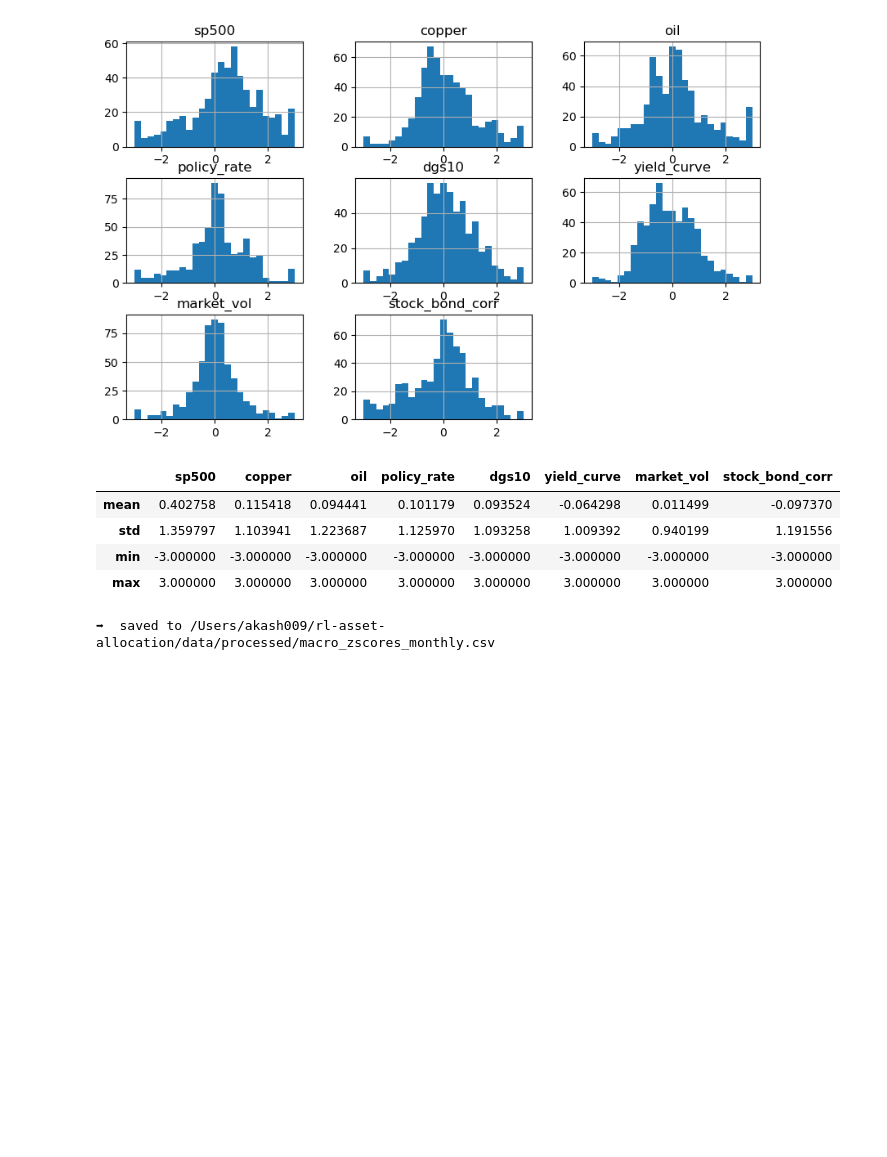
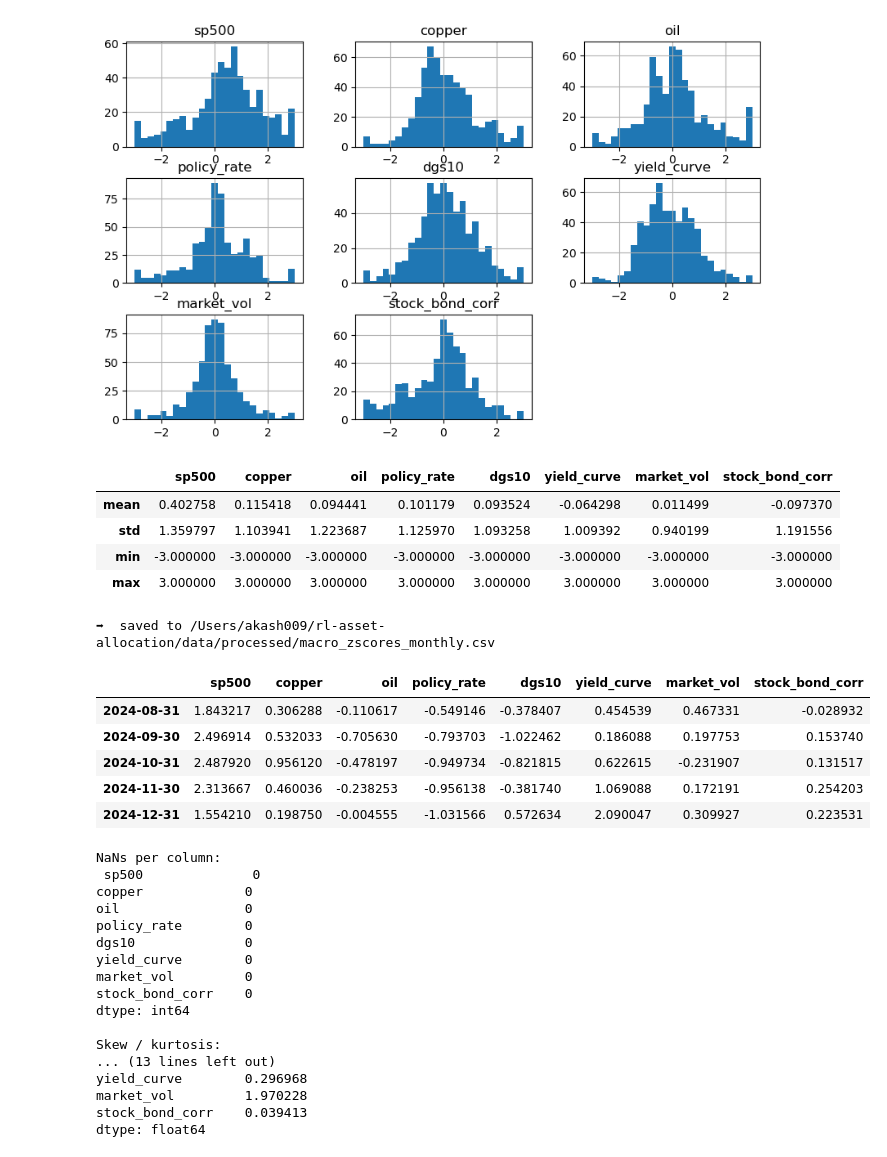
Before and after one commit to akassh9/rl-asset-allocation, a Jupyter notebook: notebooks/macro_z_construction.ipynb, the cells around one changed output. Cells and saved outputs as stored; diff of their text form; code cells hidden in the pictures; blank space fills up the shorter version.

Commit message:
chore: finishing up the macro engine

```diff
--- a/notebooks/macro_z_construction.ipynb
+++ b/notebooks/macro_z_construction.ipynb
@@ -89,3 +89,36 @@ z.to_csv(OUT_FILE)
 print("➡  saved to", OUT_FILE.resolve())
 # %% [output]
 ➡  saved to /Users/akash009/rl-asset-allocation/data/processed/macro_zscores_monthly.csv
+# %%
+import pandas as pd
+from pathlib import Path
+z = pd.read_csv("../data/processed/macro_zscores_monthly.csv",
+                index_col=0, parse_dates=True)
+
+display(z.tail())                                     # last five rows
+print("\nNaNs per column:\n", z.isna().sum())         # should all be 0
+print("\nSkew / kurtosis:\n", z.skew(), z.kurt())     # ≈ 0 and ≈ 3
+# %% [output]
+|  | sp500 | copper | oil | policy_rate | dgs10 | yield_curve | market_vol | stock_bond_corr |
+| 2024-08-31 | 1.843217 | 0.306288 | -0.110617 | -0.549146 | -0.378407 | 0.454539 | 0.467331 | -0.028932 |
+| 2024-09-30 | 2.496914 | 0.532033 | -0.705630 | -0.793703 | -1.022462 | 0.186088 | 0.197753 | 0.153740 |
+| 2024-10-31 | 2.487920 | 0.956120 | -0.478197 | -0.949734 | -0.821815 | 0.622615 | -0.231907 | 0.131517 |
+| 2024-11-30 | 2.313667 | 0.460036 | -0.238253 | -0.956138 | -0.381740 | 1.069088 | 0.172191 | 0.254203 |
+| 2024-12-31 | 1.554210 | 0.198750 | -0.004555 | -1.031566 | 0.572634 | 2.090047 | 0.309927 | 0.223531 |
+NaNs per column:
+ sp500              0
+copper             0
+oil                0
+policy_rate        0
+dgs10              0
+yield_curve        0
+market_vol         0
+stock_bond_corr    0
+dtype: int64
+
+Skew / kurtosis:
+... (13 lines left out)
+yield_curve        0.296968
+market_vol         1.970228
+stock_bond_corr    0.039413
+dtype: float64
```
Also changed, not shown: 17 other files.
